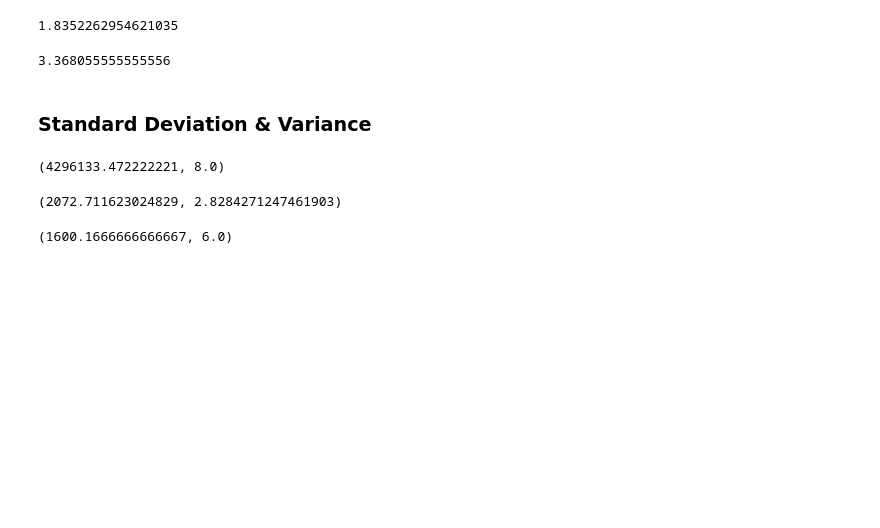
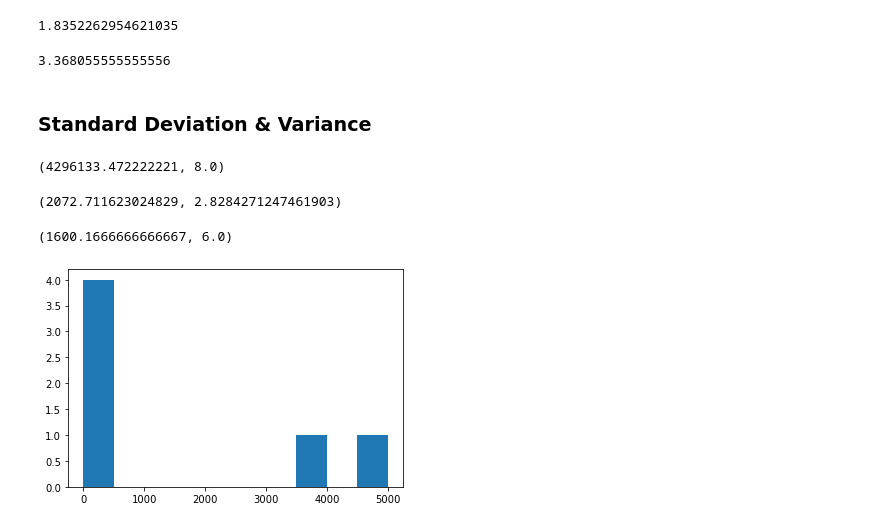
Before and after one commit to lemirser/MachineLearning, a Jupyter notebook: notebook/Introduction-to-numpy.ipynb, the cells around one changed output. Cells and saved outputs as stored; diff of their text form; code cells hidden in the pictures; blank space fills up the shorter version.

```diff
--- a/notebook/Introduction-to-numpy.ipynb
+++ b/notebook/Introduction-to-numpy.ipynb
@@ -454,6 +454,8 @@ np.mean(high_var_array), np.mean(low_var_array)
 (1600.1666666666667, 6.0)
 # %%
 %matplotlib inline
-import matplot.pyplot as plt
+import matplotlib.pyplot as plt
 plt.hist(high_var_array)
-plt.show
+plt.show()
+# %% [output]
+[figure, added]
```
Also changed, not shown: parts of 14 cells of this notebook.
